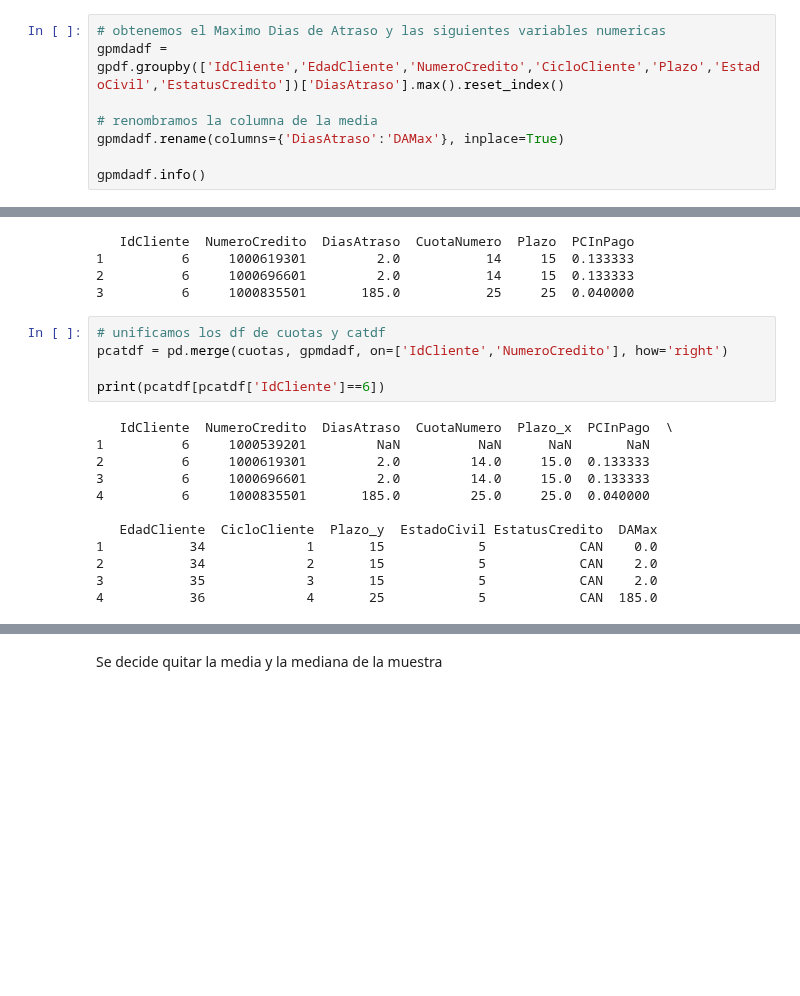
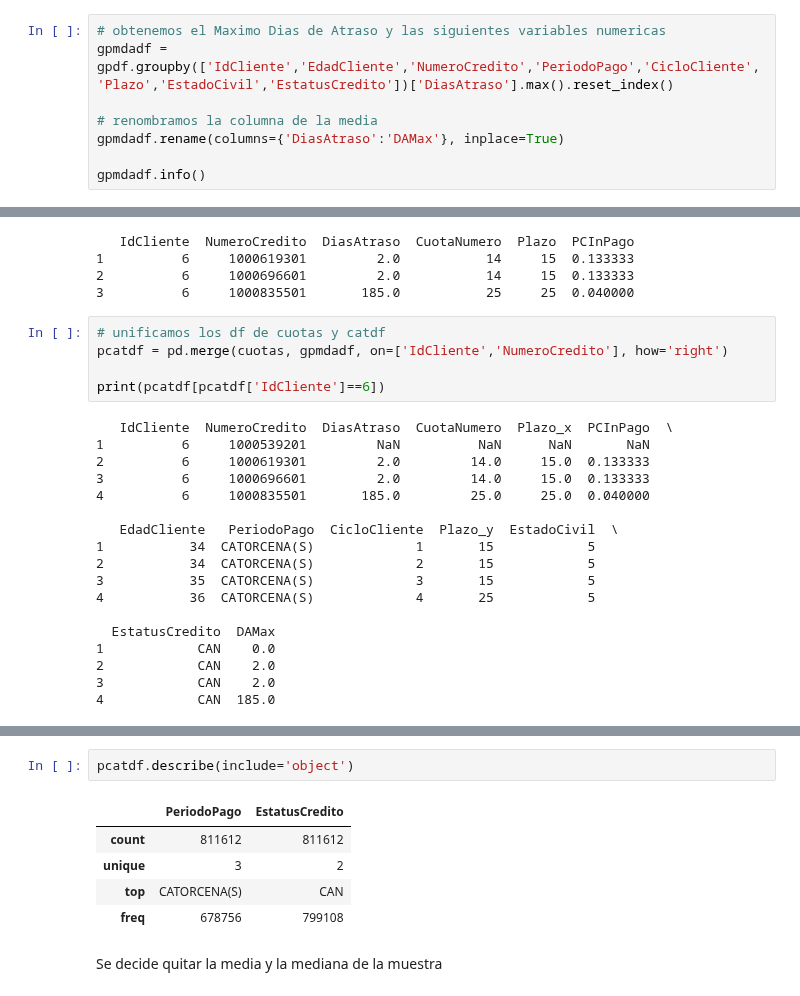
Before and after one commit to bmijangos/ProyectoIntegrador, a Jupyter notebook: Avance4_Equipo21.ipynb, the cells around one changed output, grey strips where cells are left out. Drawn from its saved outputs; the diff is of its cells as text; blank space fills up the shorter version.

```diff
--- a/Avance4_Equipo21.ipynb
+++ b/Avance4_Equipo21.ipynb
@@ -262,7 +262,7 @@ memory usage: 969.3+ MB
 ### Se agregan los valores Maximos de dias de atraso por credito, la cuota del maximo dia de atraso y el porcentaje de credito pagado.
 # %%
 # obtenemos el Maximo Dias de Atraso y las siguientes variables numericas
-gpmdadf = gpdf.groupby(['IdCliente','EdadCliente','NumeroCredito','CicloCliente','Plazo','EstadoCivil','EstatusCredito'])['DiasAtraso'].max().reset_index()
+gpmdadf = gpdf.groupby(['IdCliente','EdadCliente','NumeroCredito','PeriodoPago','CicloCliente','Plazo','EstadoCivil','EstatusCredito'])['DiasAtraso'].max().reset_index()
 
 # renombramos la columna de la media
 gpmdadf.rename(columns={'DiasAtraso':'DAMax'}, inplace=True)
@@ -348,11 +349,17 @@ print(pcatdf[pcatdf['IdCliente']==6])
 3          6     1000696601         2.0         14.0     15.0  0.133333
 4          6     1000835501       185.0         25.0     25.0  0.040000
 
-   EdadCliente  CicloCliente  Plazo_y  EstadoCivil EstatusCredito  DAMax
-1           34             1       15            5            CAN    0.0
-2           34             2       15            5            CAN    2.0
-3           35             3       15            5            CAN    2.0
-4           36             4       25            5            CAN  185.0
+   EdadCliente   PeriodoPago  CicloCliente  Plazo_y  EstadoCivil  \
+1           34  CATORCENA(S)             1       15            5
+2           34  CATORCENA(S)             2       15            5
+3           35  CATORCENA(S)             3       15            5
+4           36  CATORCENA(S)             4       25            5
+
+  EstatusCredito  DAMax
+1            CAN    0.0
+2            CAN    2.0
+3            CAN    2.0
+4            CAN  185.0
 # %%
 pcatdf.describe()
 # %% [output]
@@ -365,6 +372,14 @@ pcatdf.describe()
 | 50% | 58126.000000 | 6.000845e+09 | 1.000000 | 6.000000 | 12.000000 | 0.500000 | 38.000000 | 4.000000 | ... |
 | 75% | 93470.000000 | 9.000447e+09 | 2.000000 | 9.000000 | 12.000000 | 0.750000 | 49.000000 | 7.000000 | ... |
 | max | 137694.000000 | 2.100005e+10 | 1977.000000 | 34.000000 | 36.000000 | 1.000000 | 101.000000 | 43.000000 | ... |
+# %%
+pcatdf.describe(include='object')
+# %% [output]
+|  | PeriodoPago | EstatusCredito |
+| count | 811612 | 811612 |
+| unique | 3 | 2 |
+| top | CATORCENA(S) | CAN |
+| freq | 678756 | 799108 |
 # %% [markdown]
 Se decide quitar la media y la mediana de la muestra
 # %%
```
Also changed, not shown: parts of 1 cell of this notebook.
